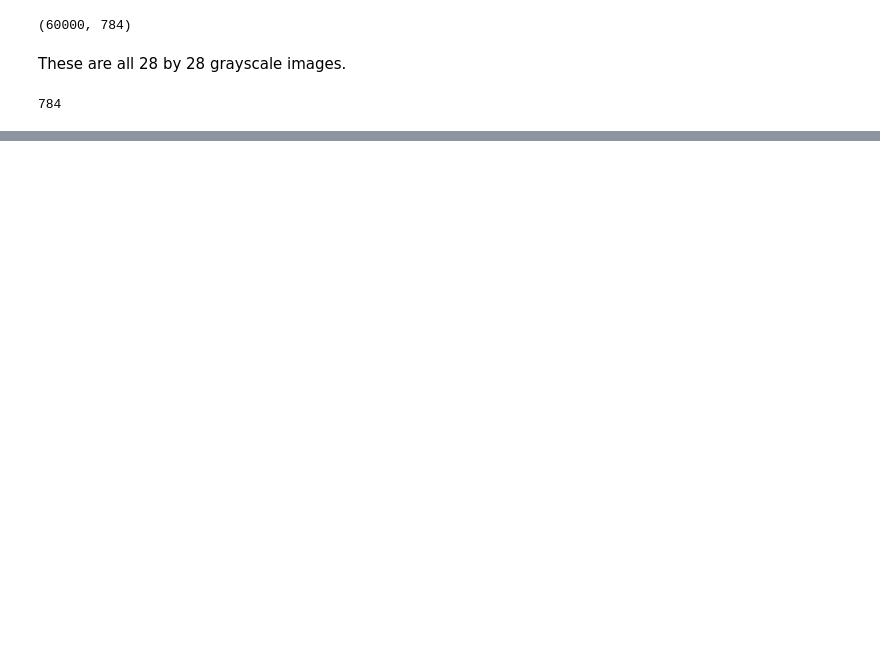
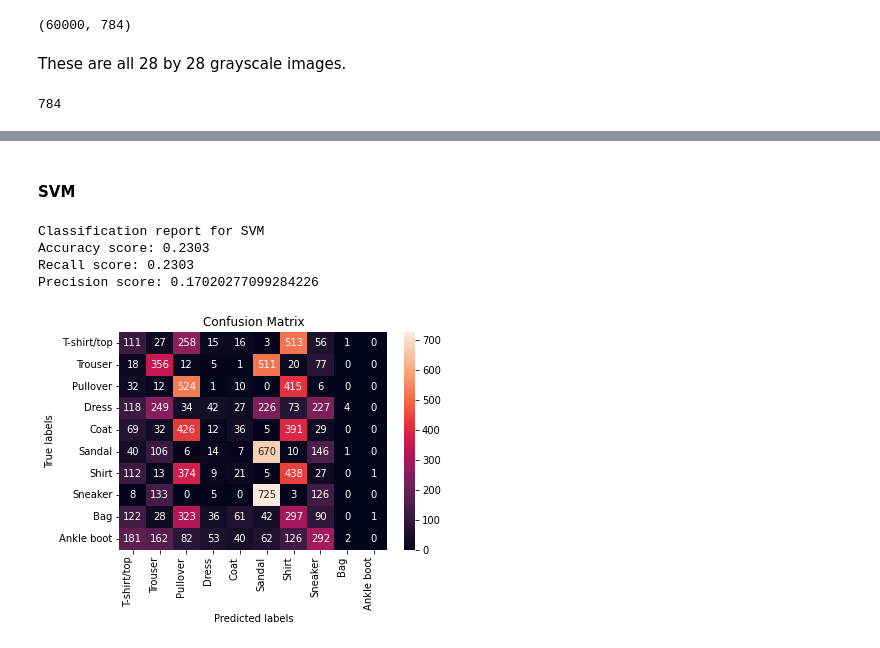
Before and after one commit to PaulErpen/Machine-Learning---Deep-Learning-Exercise, a Jupyter notebook: Traditional_Machine_Learning_Zalando.ipynb, the cells around one changed output, grey strips where cells are left out. Drawn from its saved outputs; the diff is of its cells as text; code cells hidden in the pictures; blank space fills up the shorter version.

```diff
--- a/Traditional_Machine_Learning_Zalando.ipynb
+++ b/Traditional_Machine_Learning_Zalando.ipynb
@@ -169,0 +260,13 @@ Algorithms used:
+# %% [markdown]
+#### SVM
+# %%
+model_svm = LinearSVC()
+model_svm.fit(scaler.transform(df_zalando_simple_train), y_train)
+predictions_svm = model_svm.predict(scaler.transform(df_zalando_simple_test))
+do_classification_report(y_test, predictions_svm, "SVM")
+# %% [output]
+Classification report for SVM
+Accuracy score: 0.2303
+Recall score: 0.2303
+Precision score: 0.17020277099284226
+[figure, added]
```
Also changed, not shown: parts of 20 cells of this notebook, 2 other files.
